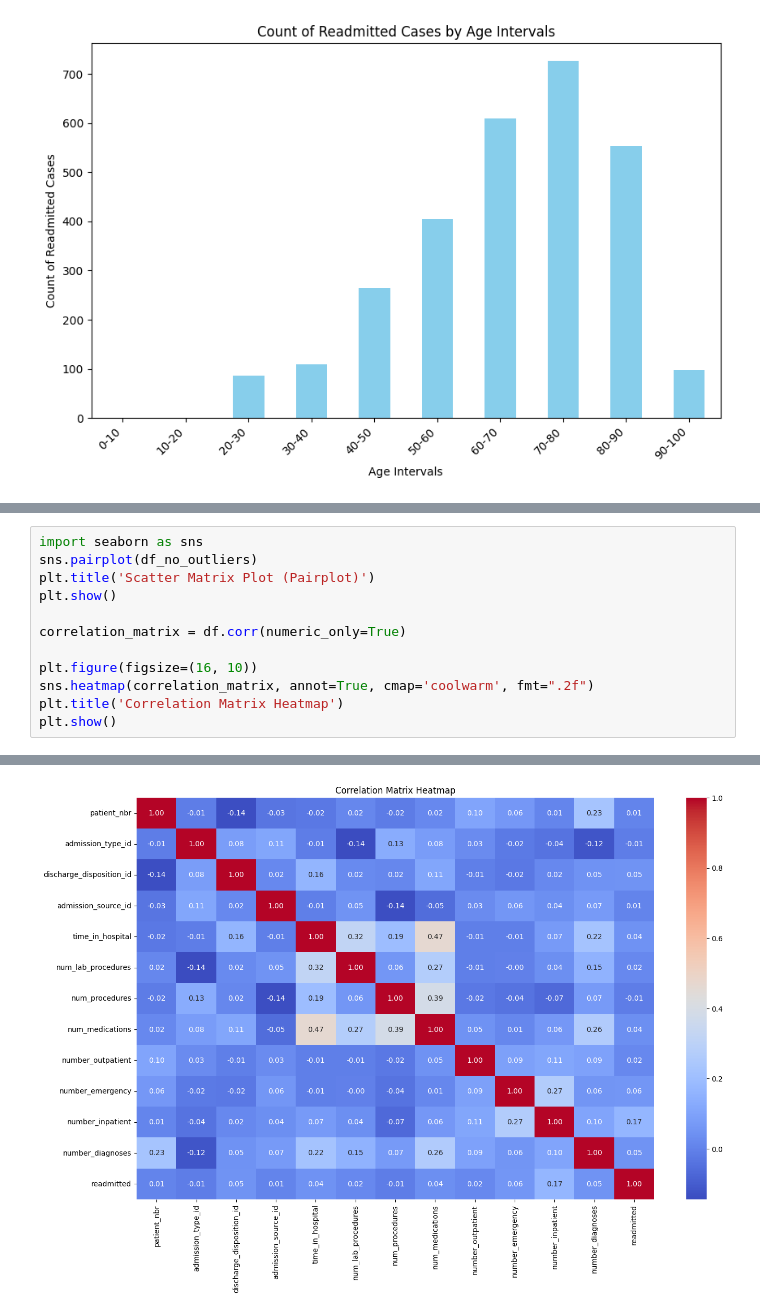
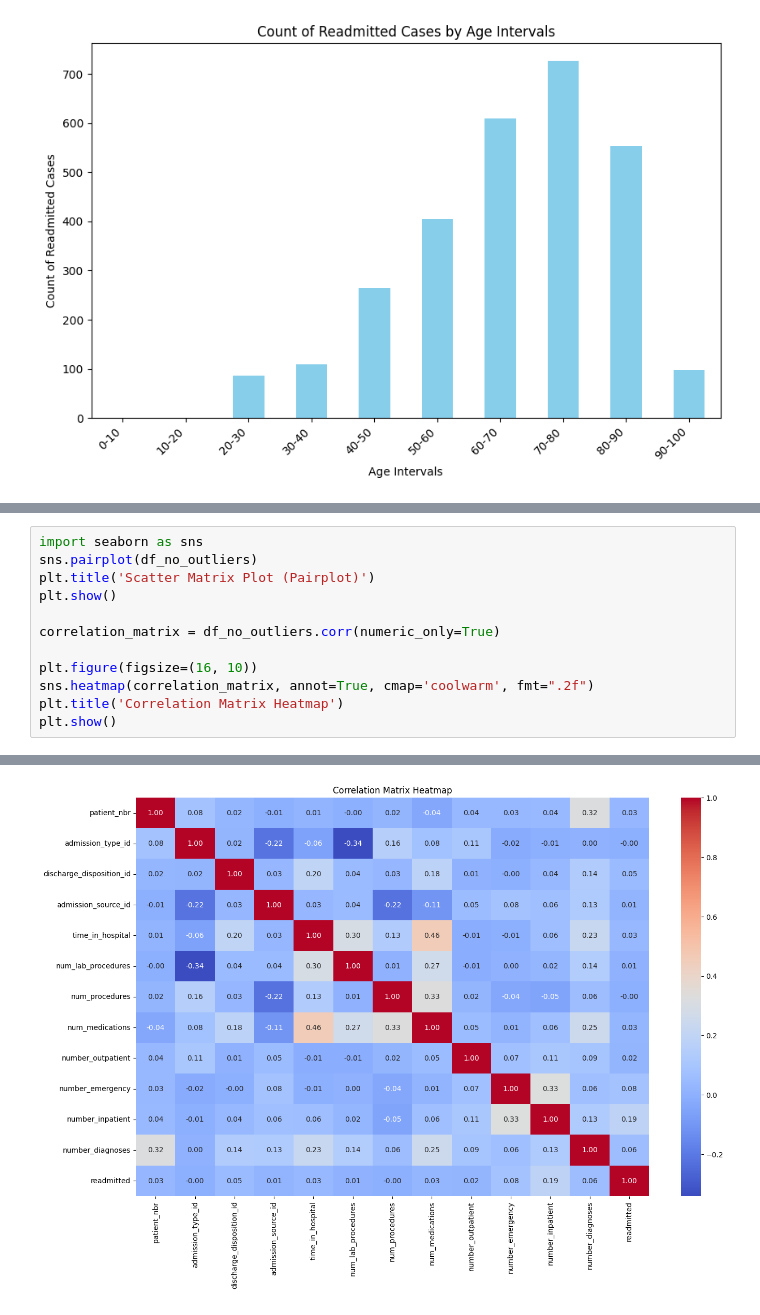
Before and after one commit to Raj-Vaghela/Patient-Readmission-Prediction-Google-Colab, a Jupyter notebook: BDPA_CW_Part_1.ipynb, the cells around one changed output, grey strips where cells are left out. Saved outputs shown, nothing was run; the diff lists cells and outputs as text.

```diff
--- a/BDPA_CW_Part_1.ipynb
+++ b/BDPA_CW_Part_1.ipynb
@@ -255,15 +261,15 @@ plt.show()
 # %%
 import seaborn as sns
 sns.pairplot(df_no_outliers)
 plt.title('Scatter Matrix Plot (Pairplot)')
 plt.show()
 
-correlation_matrix = df.corr(numeric_only=True)
+correlation_matrix = df_no_outliers.corr(numeric_only=True)
 
 plt.figure(figsize=(16, 10))
 sns.heatmap(correlation_matrix, annot=True, cmap='coolwarm', fmt=".2f")
 plt.title('Correlation Matrix Heatmap')
 plt.show()
 # %% [output]
 [figure]
-[figure, old version]
+[figure, new version]
```
Also changed, not shown: parts of 3 cells of this notebook.
